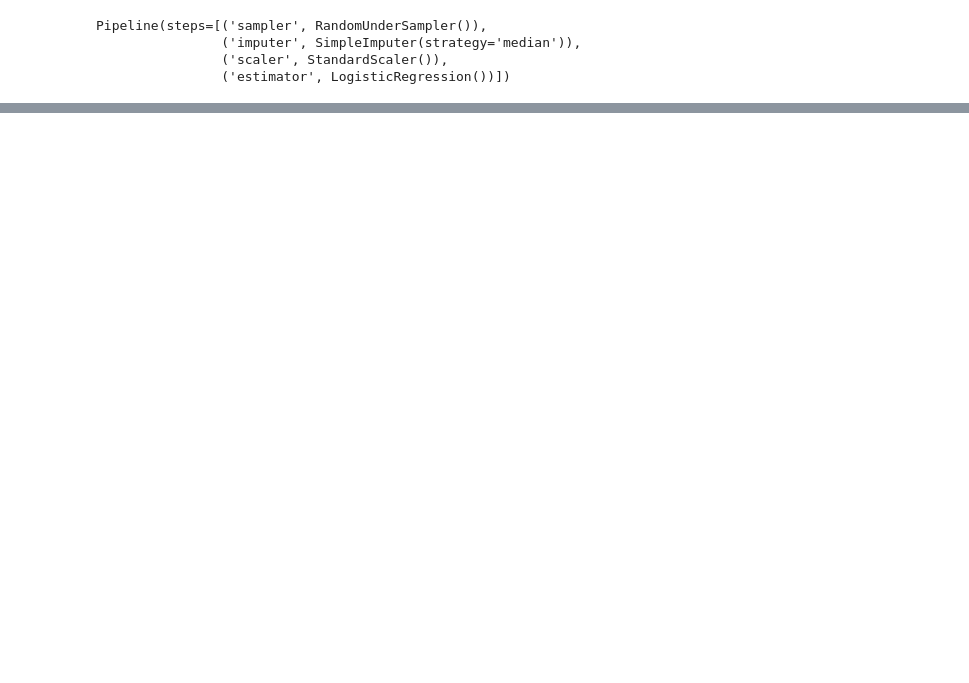
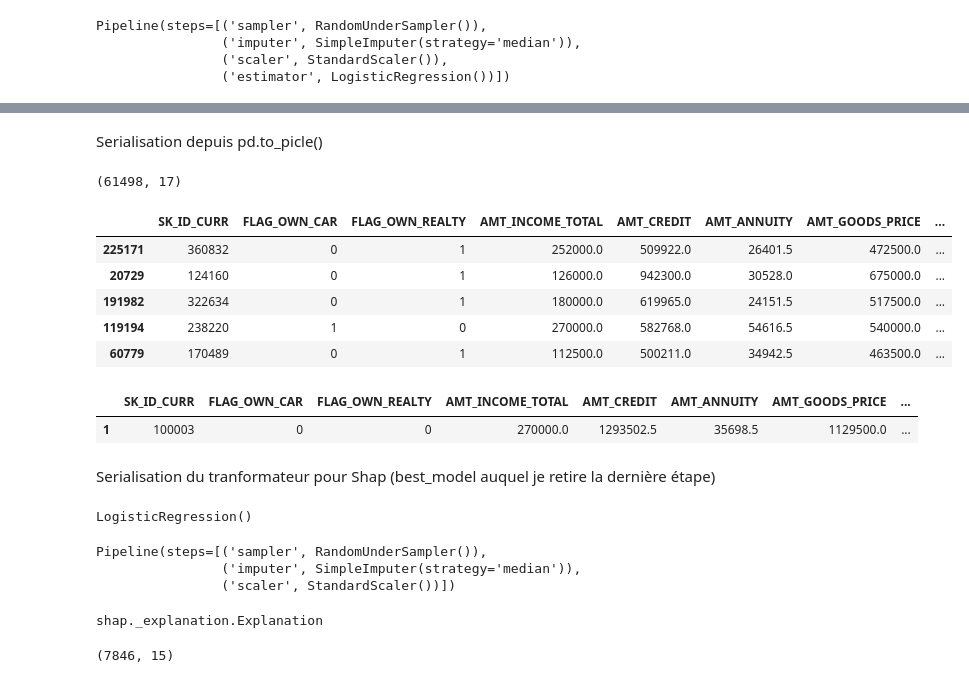
Before and after one commit to XavierConvert/P7_ML_model, a Jupyter notebook: P7_2_1_MachineLearning_V0.1_version_sans_avec_booleen.ipynb, the cells around one changed output, grey strips where cells are left out. Drawn from its saved outputs; the diff is of its cells as text; code cells hidden in the pictures; blank space fills up the shorter version.

Commit message:
Essai Shap

```diff
--- a/P7_2_1_MachineLearning_V0.1_version_sans_avec_booleen.ipynb
+++ b/P7_2_1_MachineLearning_V0.1_version_sans_avec_booleen.ipynb
@@ -1854,0 +2138,2 @@ Pipeline(steps=[('sampler', RandomUnderSampler()),
+# %% [markdown]
+Serialisation depuis pd.to_picle()
@@ -1854,0 +2144,38 @@ Pipeline(steps=[('sampler', RandomUnderSampler()),
+# %%
+X_tmp.shape
+# %% [output]
+(61498, 17)
+# %%
+X_tmp.head(5)
+# %% [output]
+|  | SK_ID_CURR | FLAG_OWN_CAR | FLAG_OWN_REALTY | AMT_INCOME_TOTAL | AMT_CREDIT | AMT_ANNUITY | AMT_GOODS_PRICE | ... |
+| 225171 | 360832 | 0 | 1 | 252000.0 | 509922.0 | 26401.5 | 472500.0 | ... |
+| 20729 | 124160 | 0 | 1 | 126000.0 | 942300.0 | 30528.0 | 675000.0 | ... |
+| 191982 | 322634 | 0 | 1 | 180000.0 | 619965.0 | 24151.5 | 517500.0 | ... |
+| 119194 | 238220 | 1 | 0 | 270000.0 | 582768.0 | 54616.5 | 540000.0 | ... |
+| 60779 | 170489 | 0 | 1 | 112500.0 | 500211.0 | 34942.5 | 463500.0 | ... |
+# %%
+X_tmp.loc[X_tmp['SK_ID_CURR']==100003,:]
+# %% [output]
+|  | SK_ID_CURR | FLAG_OWN_CAR | FLAG_OWN_REALTY | AMT_INCOME_TOTAL | AMT_CREDIT | AMT_ANNUITY | AMT_GOODS_PRICE | ... |
+| 1 | 100003 | 0 | 0 | 270000.0 | 1293502.5 | 35698.5 | 1129500.0 | ... |
+# %% [markdown]
+Serialisation du tranformateur pour Shap (best_model auquel je retire la dernière étape)
+# %%
+best_model[-1]
+# %% [output]
+LogisticRegression()
+# %%
+best_model[:-1]
+# %% [output]
+Pipeline(steps=[('sampler', RandomUnderSampler()),
+                ('imputer', SimpleImputer(strategy='median')),
+                ('scaler', StandardScaler())])
+# %%
+type(shap_values)
+# %% [output]
+shap._explanation.Explanation
+# %%
+shap_values.shape
+# %% [output]
+(7846, 15)
```
Also changed, not shown: parts of 103 cells of this notebook.
